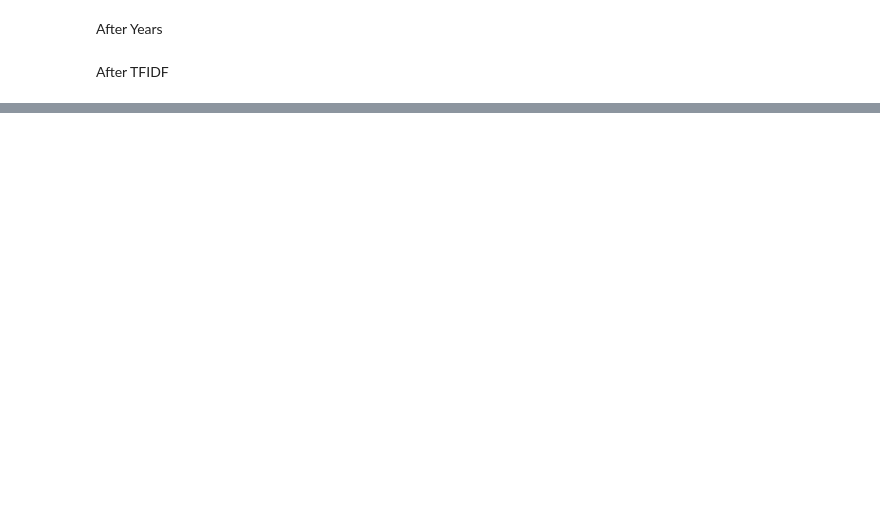
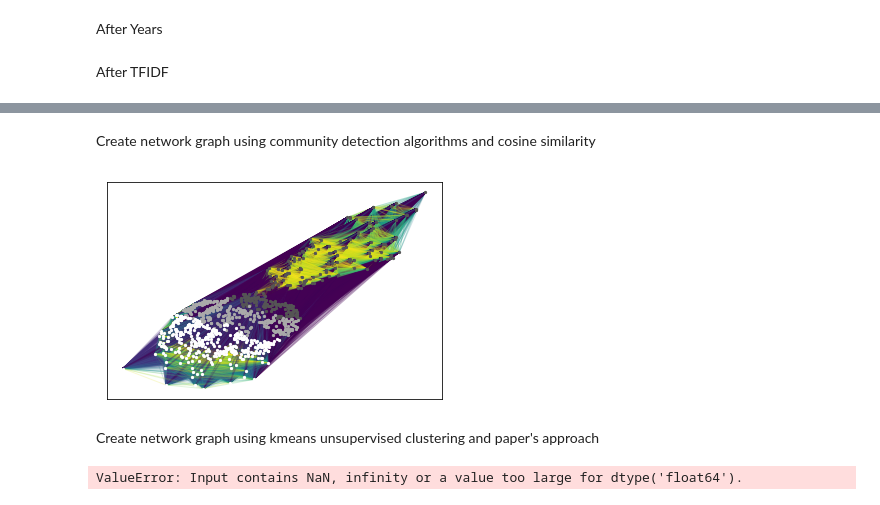
Before and after one commit to marioamz/State-of-the-Unions, a Jupyter notebook: pipeline_preprocessing.ipynb, the cells around one changed output, grey strips where cells are left out. Cells and saved outputs as stored; diff of their text form; code cells hidden in the pictures; blank space fills up the shorter version.

```diff
--- a/pipeline_preprocessing.ipynb
+++ b/pipeline_preprocessing.ipynb
@@ -127,0 +144,2 @@ plt.show()
+# %%
+co_matrix = ut.pairwise_similarity(co_occur, 'cosine')
@@ -127,0 +158,12 @@ plt.show()
+# %% [markdown]
+Create network graph using community detection algorithms and cosine similarity
+# %%
+global_cda_cosine = ut.network_graph(co_matrix, 'community')
+# %% [output]
+[figure, added]
+# %% [markdown]
+Create network graph using kmeans unsupervised clustering and paper's approach
+# %%
+global_kmeans_paper = ut.network_graph(co_matrix_paper, 'kmeans')
+# %% [output]
+ValueError: Input contains NaN, infinity or a value too large for dtype('float64').
```
Also changed, not shown: parts of 45 cells of this notebook, 11 other files.
